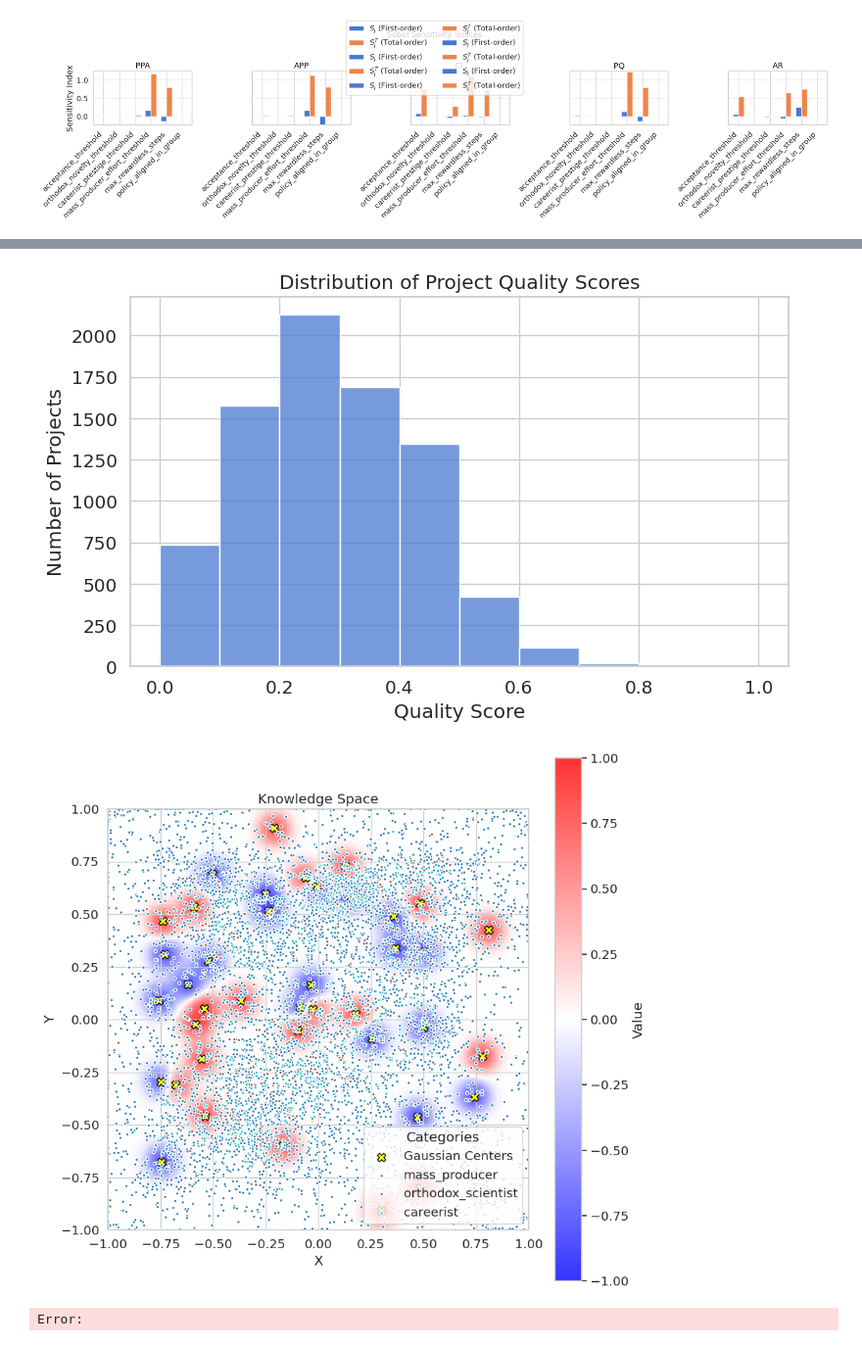
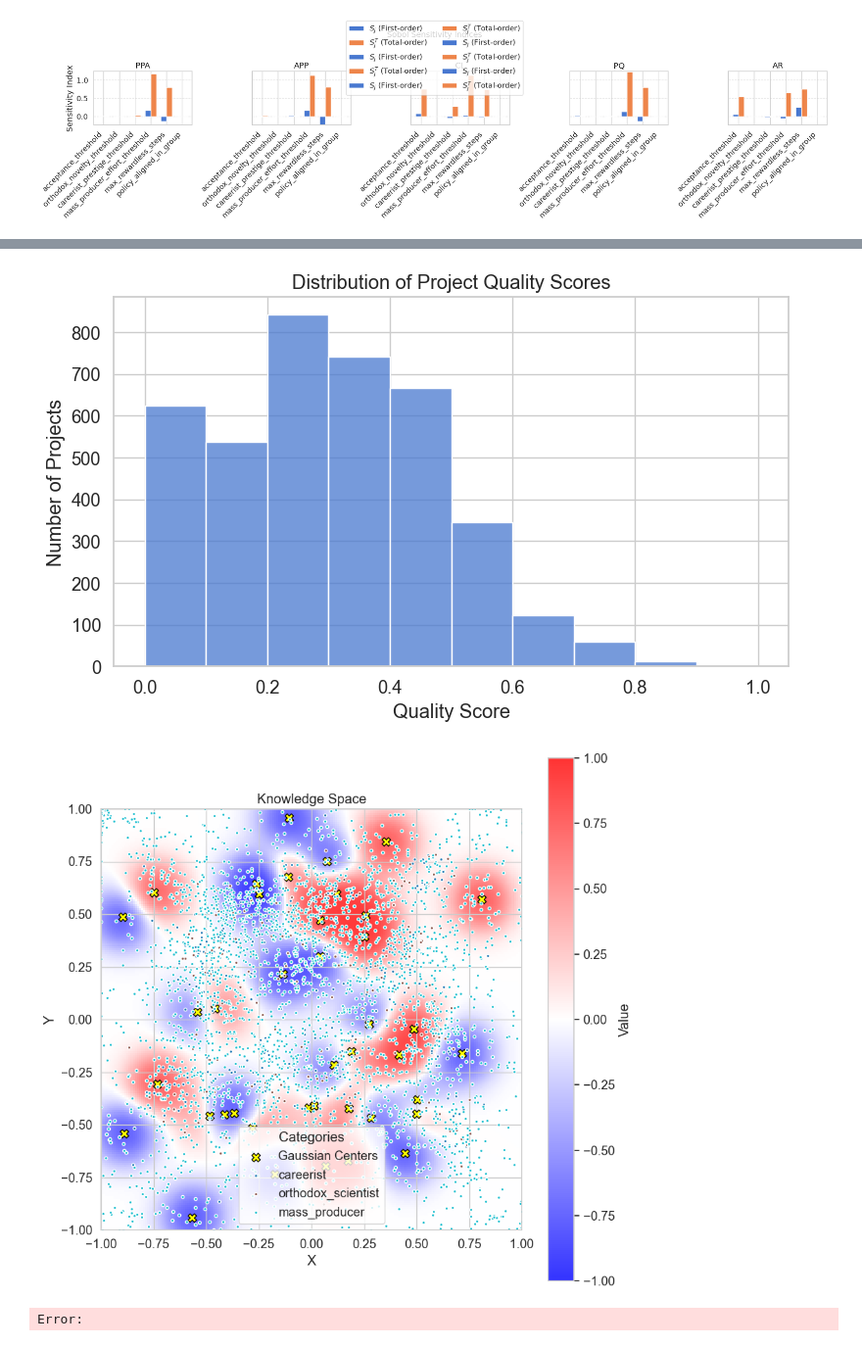
Before and after one commit to Christof93/scientific-collaboration-marl, a Jupyter notebook: visualizations.ipynb, the cells around one changed output, grey strips where cells are left out. Shown at 98% size. Drawn from its saved outputs; the diff is of its cells as text; code cells hidden in the pictures.

```diff
--- a/visualizations.ipynb
+++ b/visualizations.ipynb
@@ -1421,16 +1421,16 @@ plot_sobol_indices(json_files, output_labels)
 # %% [output]
 [figure]
 # %%
-with open("log/balanced_multiply_seed0_projects.json", "r") as f:
+with open("log/balanced_multiply_seed42_projects.json", "r") as f:
     balanced_multiply_projects = json.load(f)
-with open("log/balanced_multiply_seed0_actions.jsonl", "r") as f:
+with open("log/balanced_multiply_seed42_actions.jsonl", "r") as f:
     balanced_multiply_actions = []
     for line in f.readlines():
         balanced_multiply_actions.append(json.loads(line))
-with open("log/balanced_multiply_seed0_observations.jsonl", "r") as f:
+with open("log/balanced_multiply_seed42_observations.jsonl", "r") as f:
     balanced_multiply_observations = []
     for line in f.readlines():
         balanced_multiply_observations.append(json.loads(line))
 # %%
-plot_histograms(balanced_multiply_projects, balanced_multiply_actions, "log/balanced_multiply_seed0_area.pickle")
+plot_histograms(balanced_multiply_projects, balanced_multiply_actions, "log/balanced_multiply_seed42_area.pickle")
 # %% [output]
@@ -1443,5 +1443,5 @@ plot_histograms(balanced_multiply_projects, balanced_multiply_actions, "log/bala
-[figure, old version]
+[figure, new version]
-[figure, old version]
+[figure, new version]
 # %%
 # %% [output]
 Error:
```
Also changed, not shown: parts of 1 cell of this notebook, 2 other files.
